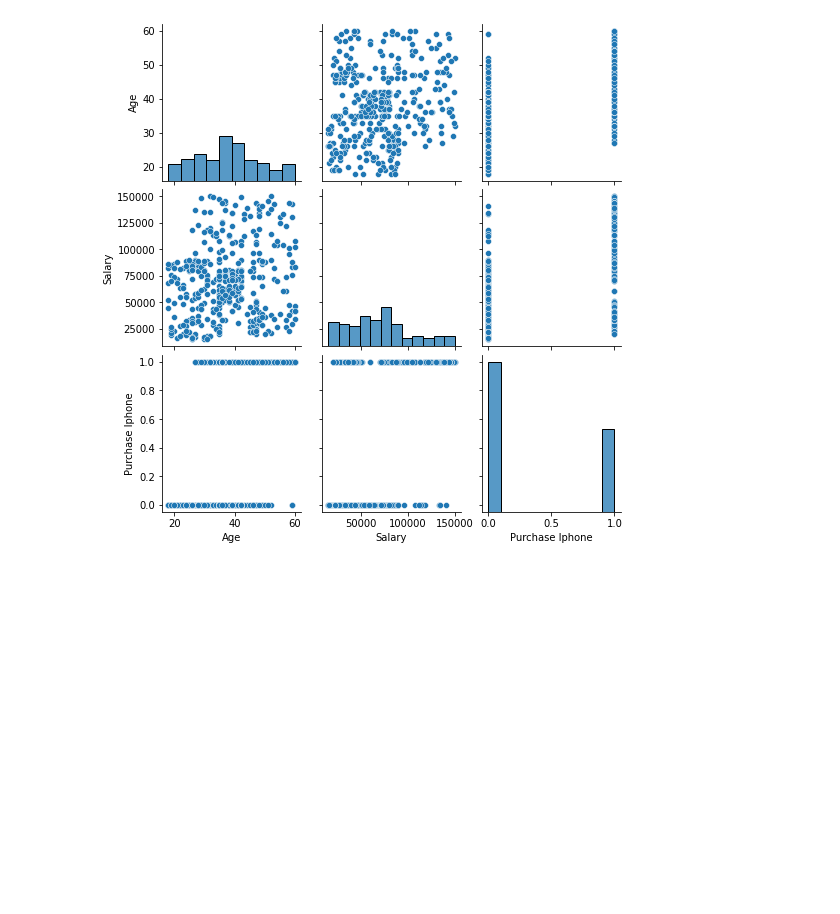
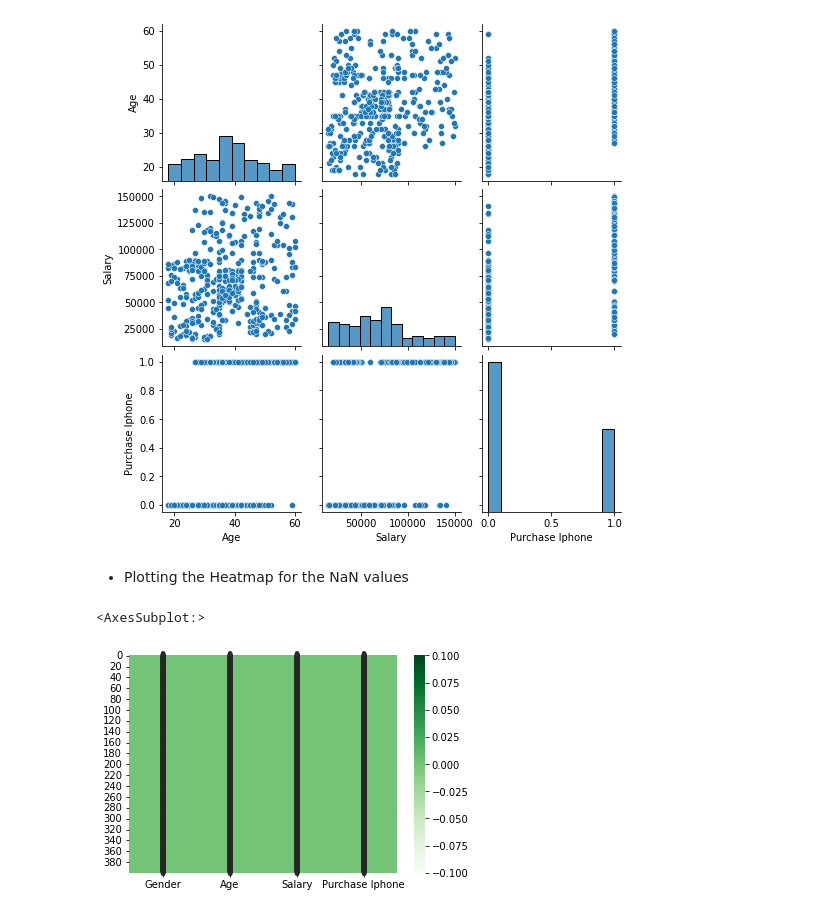
Before and after one commit to Naveen-Karanamu/Iphone-Purchase-Prediction, a Jupyter notebook: main.ipynb, the cells around one changed output. Drawn from its saved outputs; the diff is of its cells as text; code cells hidden in the pictures; blank space fills up the shorter version.

Commit message:
Heatmap: Null values

```diff
--- a/main.ipynb
+++ b/main.ipynb
@@ -139,3 +139,10 @@ sns.pairplot(df)
 # %% [output]
 <seaborn.axisgrid.PairGrid at 0x...>
 [figure]
+# %% [markdown]
+* Plotting the Heatmap for the NaN values
+# %%
+sns.heatmap(newdf.isna(),annot=True , cmap='Greens')
+# %% [output]
+<AxesSubplot:>
+[figure, added]
```
